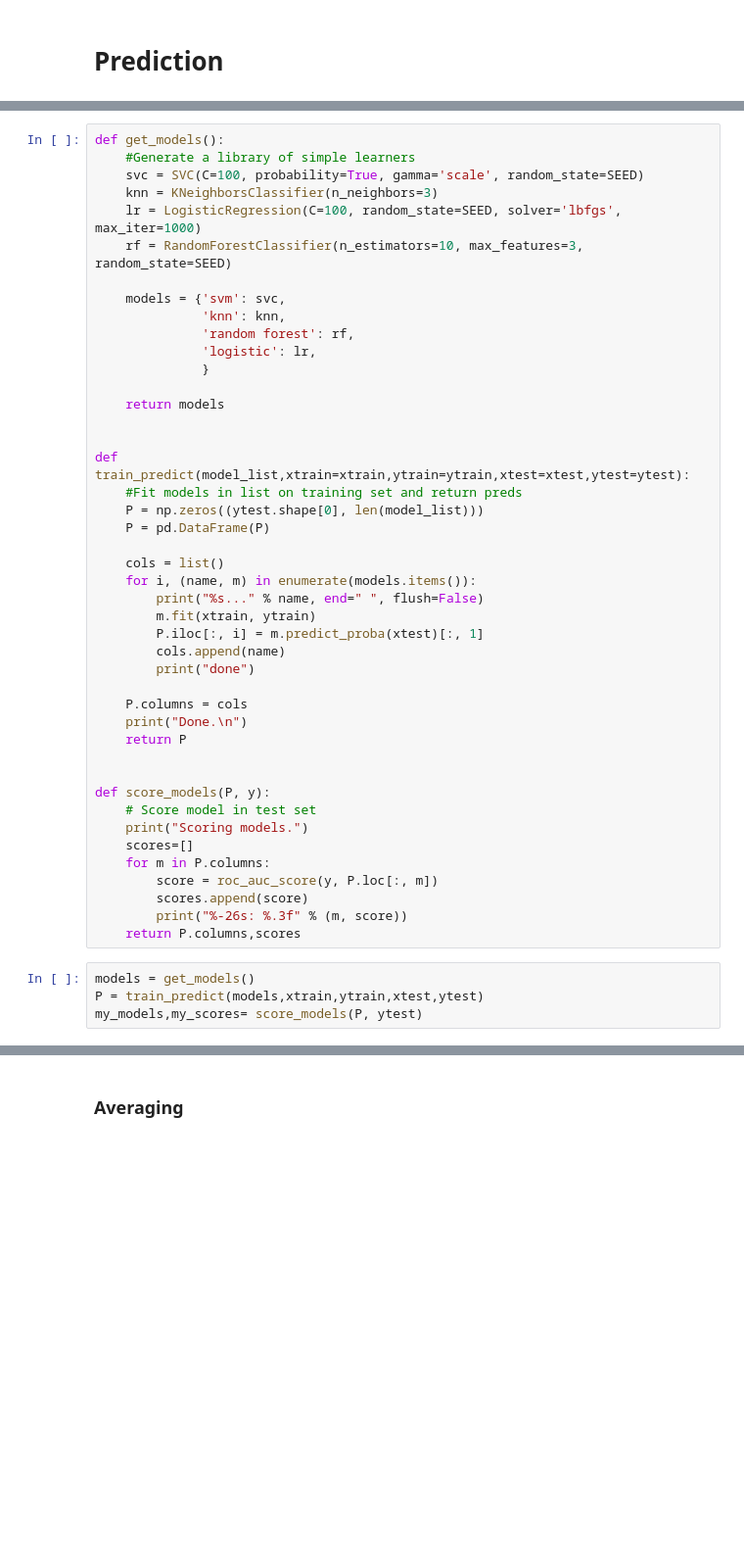
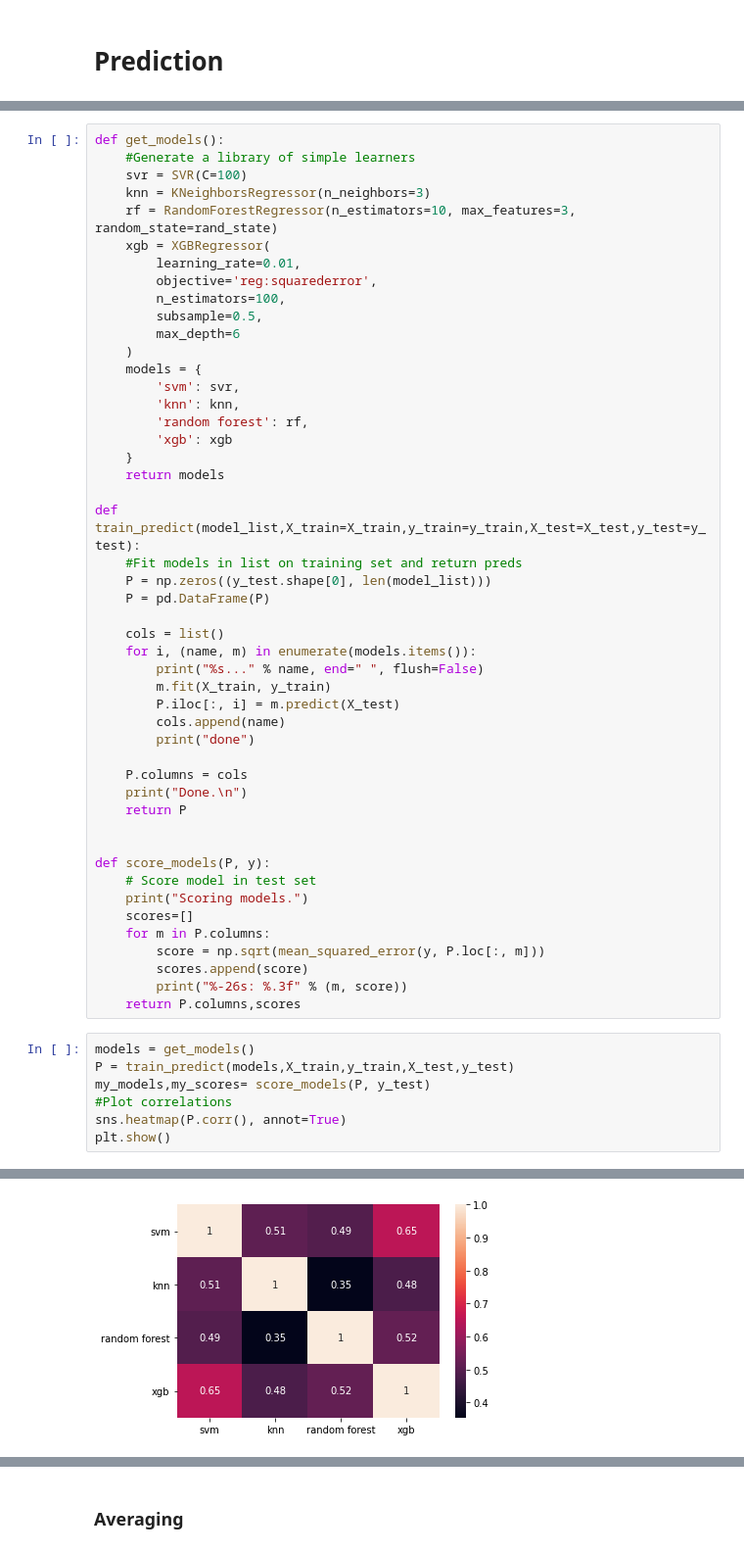
Before and after one commit to pat-alt/gradientBoostingAndEnsembles, a Jupyter notebook: ensembles.ipynb, the cells around one changed output, grey strips where cells are left out. Shown at 98% size. Saved outputs shown, nothing was run; the diff lists cells and outputs as text; blank space fills up the shorter version.

```diff
--- a/ensembles.ipynb
+++ b/ensembles.ipynb
@@ -94,30 +96,34 @@ print(y.shape)
 # %%
 def get_models():
     #Generate a library of simple learners
-    svc = SVC(C=100, probability=True, gamma='scale', random_state=SEED)
-    knn = KNeighborsClassifier(n_neighbors=3)
-    lr = LogisticRegression(C=100, random_state=SEED, solver='lbfgs', max_iter=1000)
-    rf = RandomForestClassifier(n_estimators=10, max_features=3, random_state=SEED)
-
-    models = {'svm': svc,
-              'knn': knn,
-              'random forest': rf,
-              'logistic': lr,
-              }
-
+    svr = SVR(C=100)
+    knn = KNeighborsRegressor(n_neighbors=3)
+    rf = RandomForestRegressor(n_estimators=10, max_features=3, random_state=rand_state)
+    xgb = XGBRegressor(
+        learning_rate=0.01,
+        objective='reg:squarederror',
+        n_estimators=100,
+        subsample=0.5,
+        max_depth=6
+    )
+    models = {
+        'svm': svr,
+        'knn': knn,
+        'random forest': rf,
+        'xgb': xgb
+    }
     return models
 
-
-def train_predict(model_list,xtrain=xtrain,ytrain=ytrain,xtest=xtest,ytest=ytest):
+def train_predict(model_list,X_train=X_train,y_train=y_train,X_test=X_test,y_test=y_test):
     #Fit models in list on training set and return preds
-    P = np.zeros((ytest.shape[0], len(model_list)))
+    P = np.zeros((y_test.shape[0], len(model_list)))
     P = pd.DataFrame(P)
 
     cols = list()
     for i, (name, m) in enumerate(models.items()):
         print("%s..." % name, end=" ", flush=False)
-        m.fit(xtrain, ytrain)
-        P.iloc[:, i] = m.predict_proba(xtest)[:, 1]
+        m.fit(X_train, y_train)
+        P.iloc[:, i] = m.predict(X_test)
         cols.append(name)
         print("done")
 
@@ -131,11 +137,15 @@ def score_models(P, y):
     print("Scoring models.")
     scores=[]
     for m in P.columns:
-        score = roc_auc_score(y, P.loc[:, m])
+        score = np.sqrt(mean_squared_error(y, P.loc[:, m]))
         scores.append(score)
         print("%-26s: %.3f" % (m, score))
     return P.columns,scores
 # %%
 models = get_models()
-P = train_predict(models,xtrain,ytrain,xtest,ytest)
-my_models,my_scores= score_models(P, ytest)
+P = train_predict(models,X_train,y_train,X_test,y_test)
+my_models,my_scores= score_models(P, y_test)
+#Plot correlations
+sns.heatmap(P.corr(), annot=True)
+plt.show()
+# %% [output]
@@ -141,0 +163 @@ my_models,my_scores= score_models(P, ytest)
+[figure, added]
```
Also changed, not shown: parts of 33 cells of this notebook, 11 other files.
